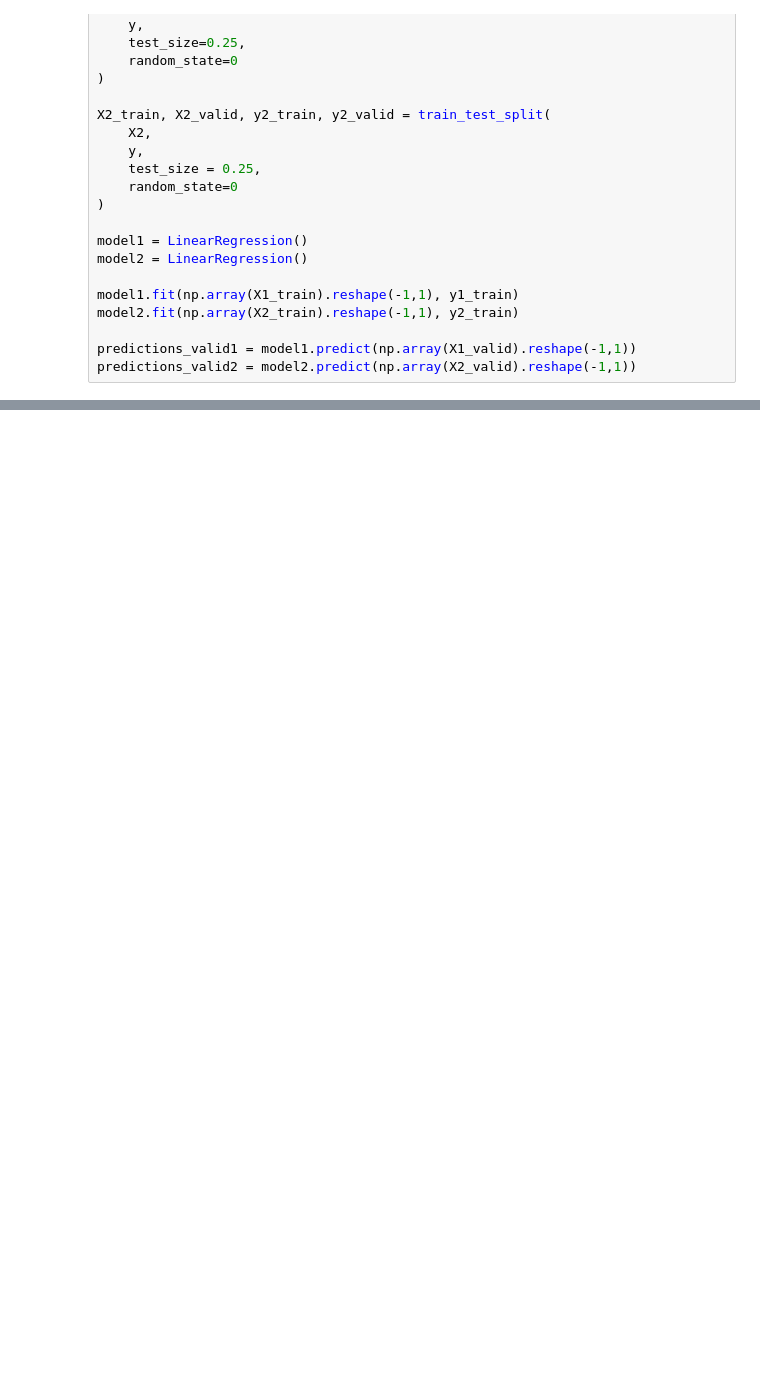
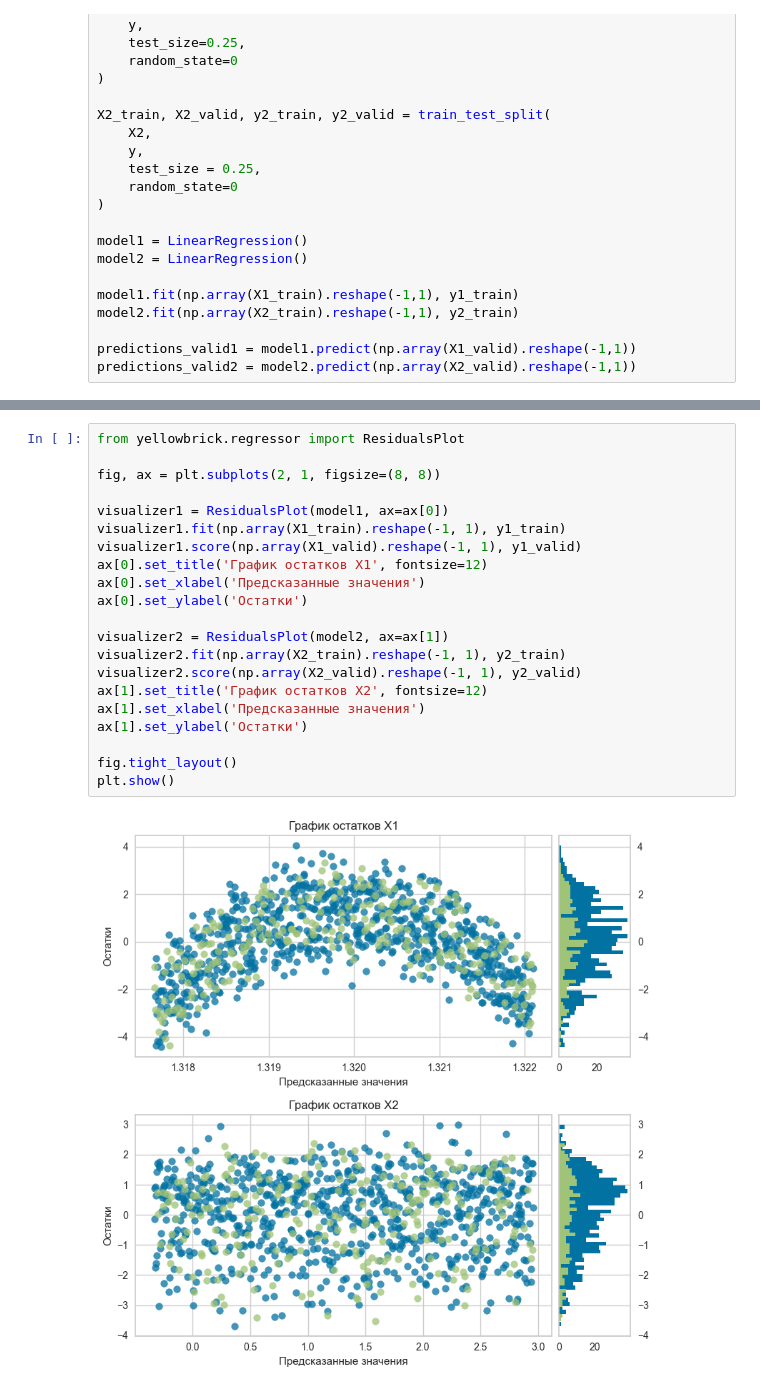
Before and after one commit to MarikSmerch/DS_LR3, a Jupyter notebook: ЛР3_Соколов_4.ipynb, the cells around one changed output, grey strips where cells are left out. Drawn from its saved outputs; the diff is of its cells as text; blank space fills up the shorter version.

```diff
--- a/ЛР3_Соколов_4.ipynb
+++ b/ЛР3_Соколов_4.ipynb
@@ -213,0 +249,23 @@ fig.tight_layout()
+# %%
+from yellowbrick.regressor import ResidualsPlot
+
+fig, ax = plt.subplots(2, 1, figsize=(8, 8))
+
+visualizer1 = ResidualsPlot(model1, ax=ax[0])
+visualizer1.fit(np.array(X1_train).reshape(-1, 1), y1_train)
+visualizer1.score(np.array(X1_valid).reshape(-1, 1), y1_valid)
+ax[0].set_title('График остатков X1', fontsize=12)
+ax[0].set_xlabel('Предсказанные значения')
+ax[0].set_ylabel('Остатки')
+
+visualizer2 = ResidualsPlot(model2, ax=ax[1])
+visualizer2.fit(np.array(X2_train).reshape(-1, 1), y2_train)
+visualizer2.score(np.array(X2_valid).reshape(-1, 1), y2_valid)
+ax[1].set_title('График остатков X2', fontsize=12)
+ax[1].set_xlabel('Предсказанные значения')
+ax[1].set_ylabel('Остатки')
+
+fig.tight_layout()
+plt.show()
+# %% [output]
+[figure, added]
```
Also changed, not shown: parts of 50 cells of this notebook.
